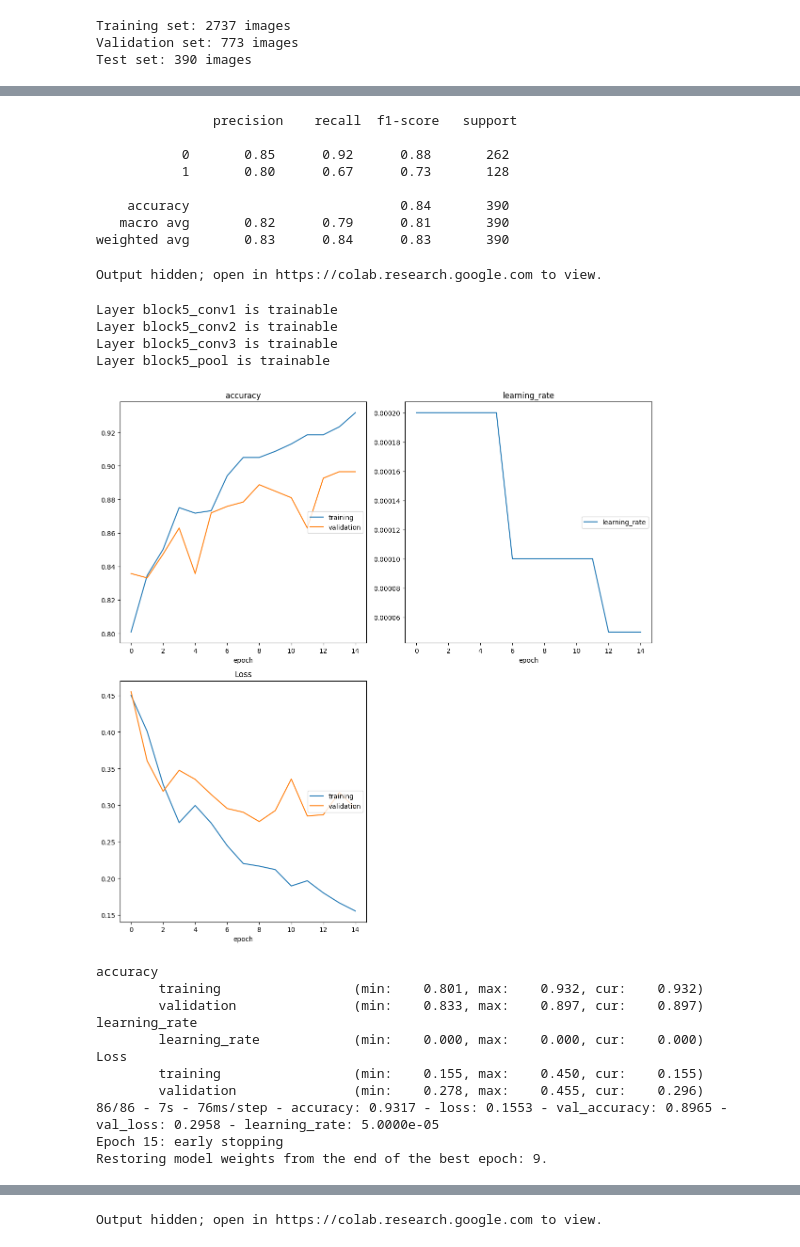
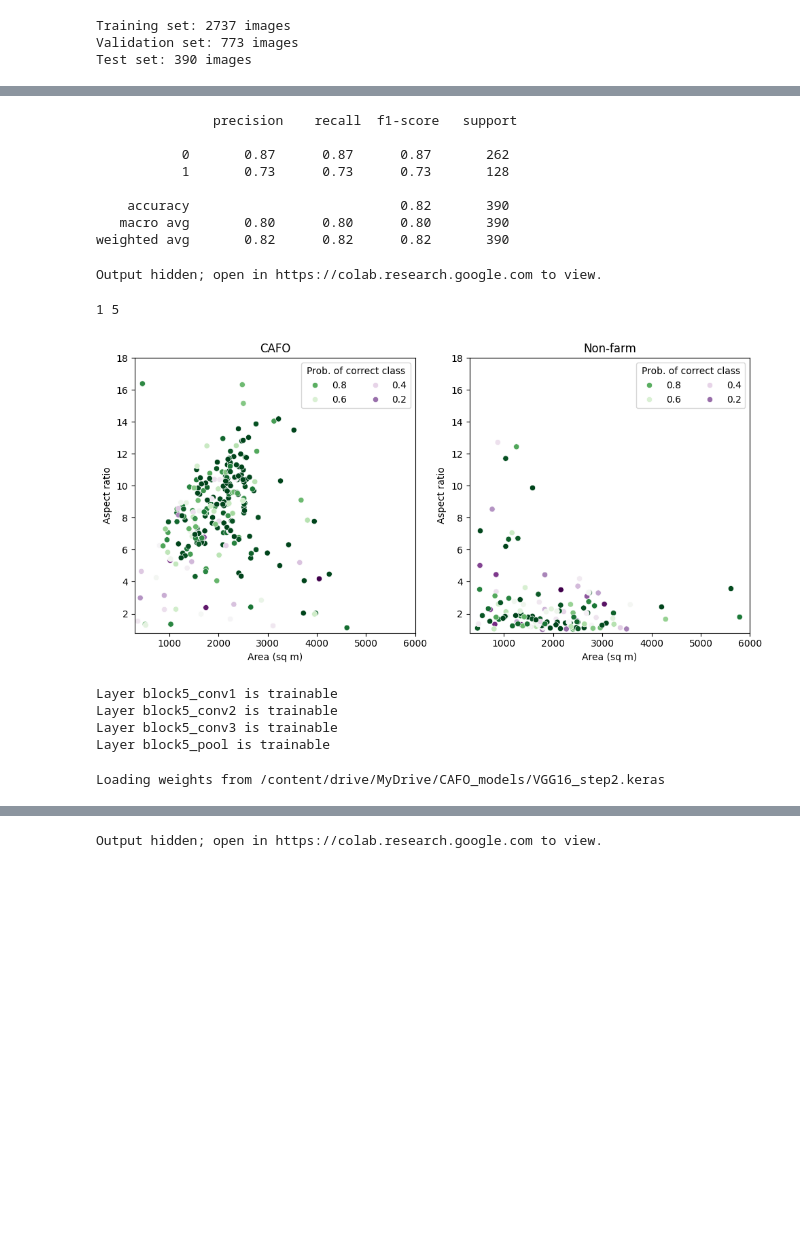
Before and after one commit to rachelemason/CAFO-AI, a Jupyter notebook: trainCNN.ipynb, the cells around one changed output, grey strips where cells are left out. Cells and saved outputs as stored; diff of their text form; code cells hidden in the pictures; blank space fills up the shorter version.

Commit message:
Added code to plot class probabilities as a function of area and aspect ratio

```diff
--- a/trainCNN.ipynb
+++ b/trainCNN.ipynb
@@ -139,7 +140,7 @@ val_datagen = ImageDataGenerator(
 
 input_shape=X_train.shape[1:]
 optimizer=Adam(learning_rate=0.001)
-weights_file = None#'/content/drive/MyDrive/CAFO_models/VGG16_step1.keras'
+weights_file = '/content/drive/MyDrive/CAFO_models/VGG16_step1.keras'
 
 # Load pretrained layers, excluding fully-connected layers
 base_model = VGG16(include_top=False,
@@ -243,12 +230,12 @@ print('\n', classification_report(results["Label"].to_list(), results['Model Cla
 # %% [output]
                precision    recall  f1-score   support
 
-           0       0.85      0.92      0.88       262
-           1       0.80      0.67      0.73       128
+           0       0.87      0.87      0.87       262
+           1       0.73      0.73      0.73       128
 
-    accuracy                           0.84       390
-   macro avg       0.82      0.79      0.81       390
-weighted avg       0.83      0.84      0.83       390
+    accuracy                           0.82       390
+   macro avg       0.80      0.80      0.80       390
+weighted avg       0.82      0.82      0.82       390
 # %%
 # Show some of the correctly- and incorrectly-classified images. Use the
 # "ascending" kw to say whether the images should be arranged in order
@@ -258,5 +245,39 @@ utils.plot_classified_images(X_test, results, class_mapping, ascending=True)
 # %% [output]
 Output hidden; open in https://colab.research.google.com to view.
+# %%
+# Visualize the correctly- and incorrectly-classified images on area-aspect
+# ratio plots.
+
+rows = int(np.ceil(n_classes/2))
+_, axes = plt.subplots(rows, 2, figsize=(10, 5*rows))
+
+def axis_stuff(ax):
+  ax.set_xlim(300, 6000)
+  ax.set_ylim(0.8, 18)
+  ax.set_xlabel("Area (sq m)")
+  ax.set_ylabel("Aspect ratio")
+
+def sns_scatter(to_plot, title, idx, ax):
+  probs = [x[idx] for x in to_plot['Model Probabilities']]
+  sns.scatterplot(data=to_plot, x="Area (sq m)", y="Aspect ratio", hue=probs,\
+                palette='PRGn', ax=ax, edgecolor='w')
+  # order the legend points from high to low
+  handles, labels = ax.get_legend_handles_labels()
+  reversed_handles = list(reversed(handles))
+  reversed_labels = list(reversed(labels))
+  ax.legend(reversed_handles, reversed_labels, ncols=2,\
+            title="Prob. of correct class")
+  ax.set_title(f"{title}")
+  axis_stuff(ax)
+
+for (idx, farm_type), ax in zip(class_mapping.items(), axes):
+  to_plot = results[results['Label'] == idx]
+  sns_scatter(to_plot, farm_type, idx, ax)
+
+plt.tight_layout()
+# %% [output]
+1 5
+[figure, added]
 # %%
 # Fine-tune the model
 
@@ -312,7 +333,7 @@ Layer block5_conv3 is trainable
 Layer block5_pool is trainable
 # %%
 
-weights_file = None#'/content/drive/MyDrive/CAFO_models/VGG16_step2.keras'
+weights_file = '/content/drive/MyDrive/CAFO_models/VGG16_step2.keras'
 
 if weights_file is not None:
   # Skip fine-tuning and proceed to examine results from existing fine-tuned
@@ -336,18 +357,7 @@ else:
                     verbose=2
                     )
 # %% [output]
-[figure, removed]
-accuracy
-        training                 (min:    0.801, max:    0.932, cur:    0.932)
-        validation               (min:    0.833, max:    0.897, cur:    0.897)
-learning_rate
-        learning_rate            (min:    0.000, max:    0.000, cur:    0.000)
-Loss
-        training                 (min:    0.155, max:    0.450, cur:    0.155)
-        validation               (min:    0.278, max:    0.455, cur:    0.296)
-86/86 - 7s - 76ms/step - accuracy: 0.9317 - loss: 0.1553 - val_accuracy: 0.8965 - val_loss: 0.2958 - learning_rate: 5.0000e-05
-Epoch 15: early stopping
-Restoring model weights from the end of the best epoch: 9.
+Loading weights from /content/drive/MyDrive/CAFO_models/VGG16_step2.keras
 # %%
 
 results_ft = utils.get_predictions(model, X_test, y_test, metadata_test)
```
Also changed, not shown: parts of 11 cells of this notebook.
